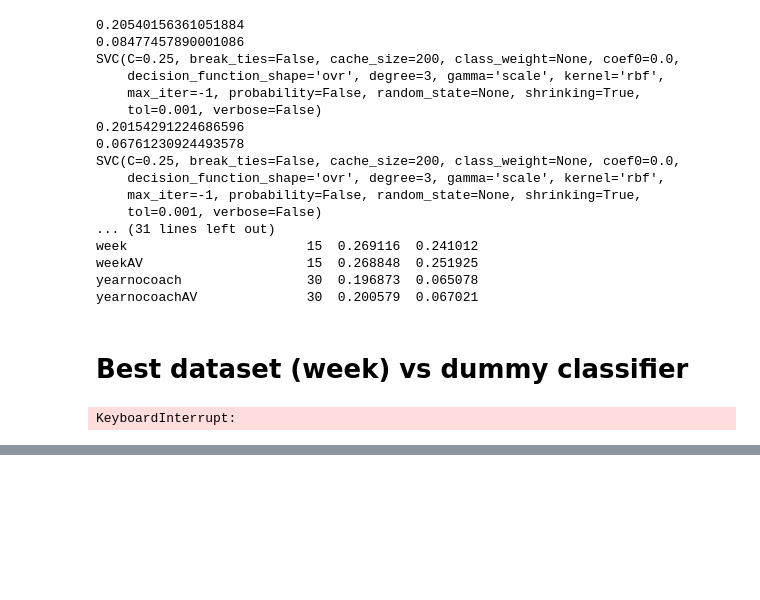
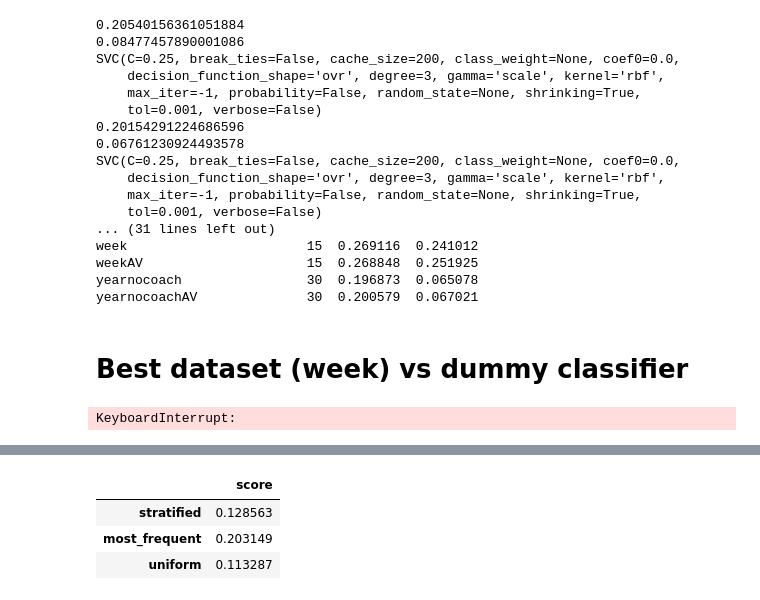
Before and after one commit to gvarg75/Springboard, a Jupyter notebook: Capstone/NFL_capstone/Notebooks/4_nfl_capstone_modeling.ipynb, the cells around one changed output, grey strips where cells are left out. Drawn from its saved outputs; the diff is of its cells as text; code cells hidden in the pictures; blank space fills up the shorter version.

Commit message:
incluse train/test scores capstone 2

```diff
--- a/Capstone/NFL_capstone/Notebooks/4_nfl_capstone_modeling.ipynb
+++ b/Capstone/NFL_capstone/Notebooks/4_nfl_capstone_modeling.ipynb
@@ -506,0 +610,40 @@ KeyboardInterrupt:
+# %%
+dummy_score_dict = {}
+strategies = ['stratified', 'most_frequent', 'uniform']
+for strategy in strategies:
+    dclf = DummyClassifier(strategy=strategy)
+    dclf.fit(X_train, y_train)
+    dummy_score = dclf.score(X_test, y_test)
+    dummy_score_dict[strategy] = dummy_score
+dummy_df = pd.DataFrame.from_dict(dummy_score_dict, orient='index', columns=['score'])
+
+y_pred = best_model.predict(X_test)
+
+cv_results_df = pd.DataFrame(clf_CV.cv_results_)
+cv_results_df = cv_results_df.sort_values(by=['rank_test_score'])
+cv_results_df = (
+            cv_results_df
+            .set_index(cv_results_df["params"].apply(
+            lambda x: "_".join(str(val) for val in x.values()))
+            )
+            .rename_axis('params')
+            )
+cv_results_df[
+            ['params', 'rank_test_score', 'mean_test_score', 'std_test_score']
+            ]
+
+
+
+ac = accuracy_score(y_test, y_pred)
+print(ac)
+f1 = f1_score(y_test, y_pred, average='weighted')
+print(f1)
+#cm = confusion_matrix(y_test, y_pred)
+df_best_classifier = best_model.best_estimator_.get_params()['classifier']
+print(df_best_classifier)
+pca_components = clf_CV.best_estimator_.named_steps['pca'].n_components
+#,'best classifier': df_best_classifier
+results = pd.DataFrame({'PCA components': pca_components, "Accuracy": ac, "f1" : f1}, index=[key])
+dfresults = dfresults.append(results)
+print(cv_results_df)
+print(results)
@@ -506,0 +668,7 @@ KeyboardInterrupt:
+# %%
+dummy_df
+# %% [output]
+|  | score |
+| stratified | 0.128563 |
+| most_frequent | 0.203149 |
+| uniform | 0.113287 |
```
Also changed, not shown: parts of 3 cells of this notebook.
